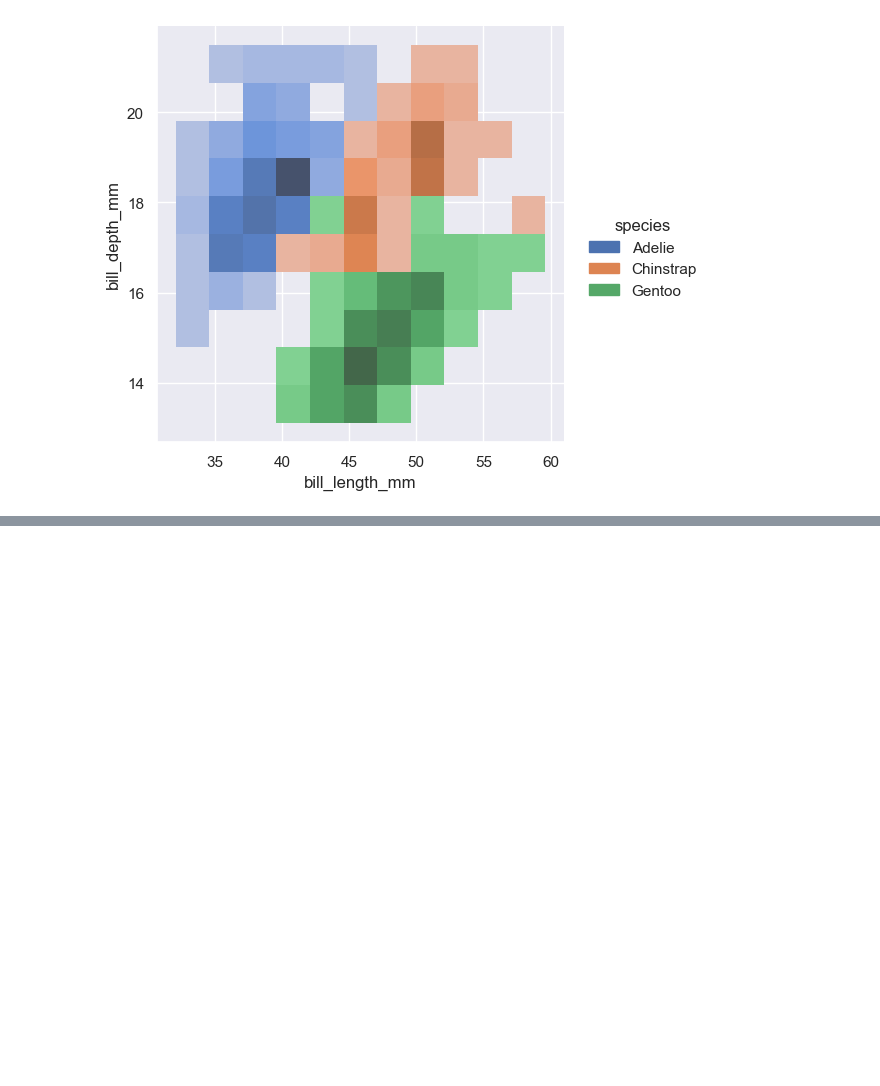
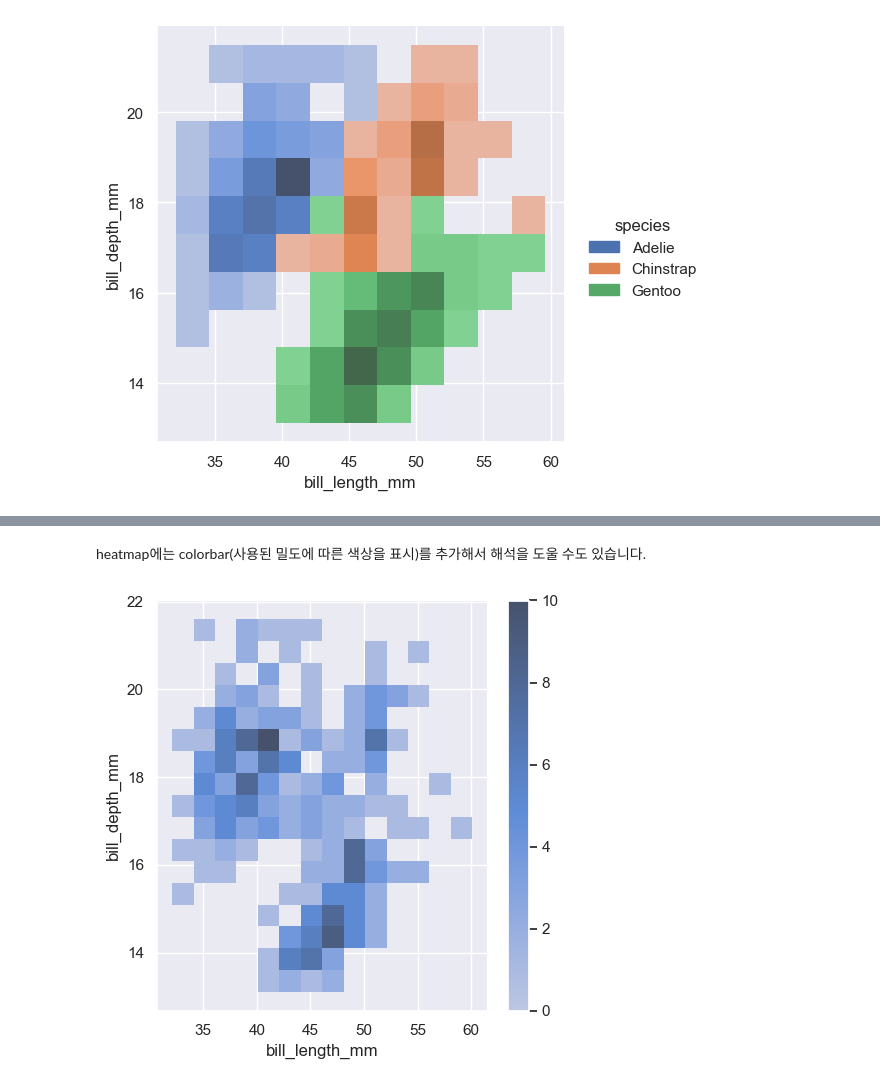
Before and after one commit to kjmn1105/Seaborn-Tuorial, a Jupyter notebook: 07_Plotting functions (2).ipynb, the cells around one changed output, grey strips where cells are left out. Drawn from its saved outputs; the diff is of its cells as text; code cells hidden in the pictures; blank space fills up the shorter version.

```diff
--- a/07_Plotting functions (2).ipynb
+++ b/07_Plotting functions (2).ipynb
@@ -282,0 +295,7 @@ sns.displot(penguins, x='bill_length_mm', y='bill_depth_mm', hue='species');
+# %% [markdown]
+heatmap에는 colorbar(사용된 밀도에 따른 색상을 표시)를 추가해서 해석을 도울 수도 있습니다.
+# %%
+sns.displot(penguins, x="bill_length_mm", y="bill_depth_mm", binwidth=(2, .5),
+            cbar=True);
+# %% [output]
+[figure, added]
```
Also changed, not shown: parts of 12 cells of this notebook.
